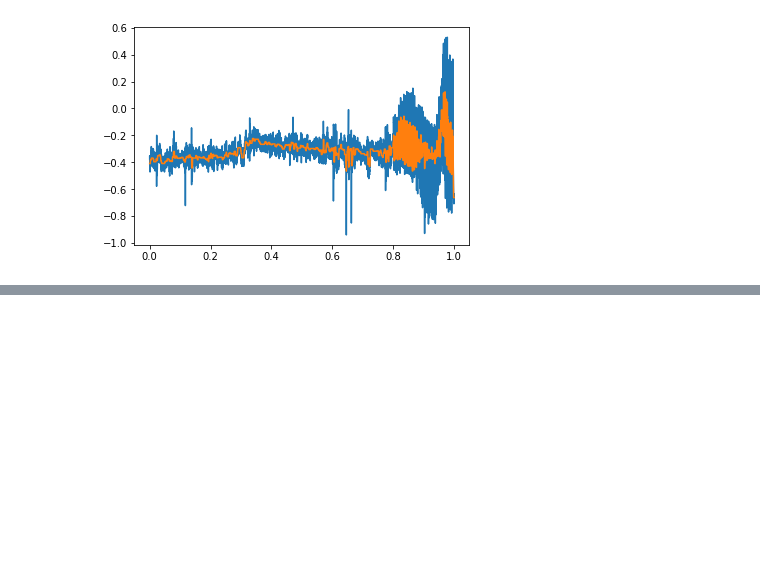
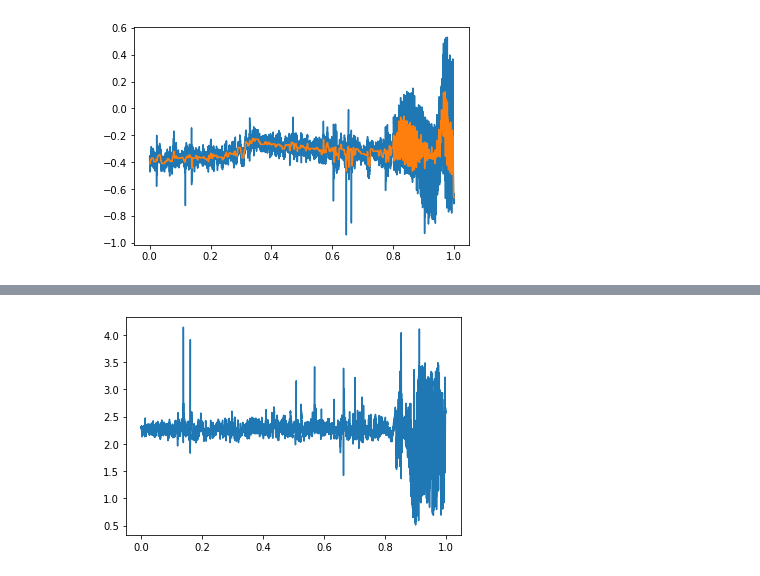
Before and after one commit to ProfDema/surrogate, a Jupyter notebook: epilepsy.ipynb, the cells around one changed output, grey strips where cells are left out. Cells and saved outputs as stored; diff of their text form; code cells hidden in the pictures; blank space fills up the shorter version.

```diff
--- a/epilepsy.ipynb
+++ b/epilepsy.ipynb
@@ -67,0 +120,7 @@ plt.show()
+# %%
+numdata = na_data.shape[0]
+t = np.linspace(0, 1, numdata+1)[0: numdata]
+plt.plot(t, na_data[:, 1])
+plt.show()
+# %% [output]
+[figure, added]
```
Also changed, not shown: parts of 10 cells of this notebook, 8 other files.
